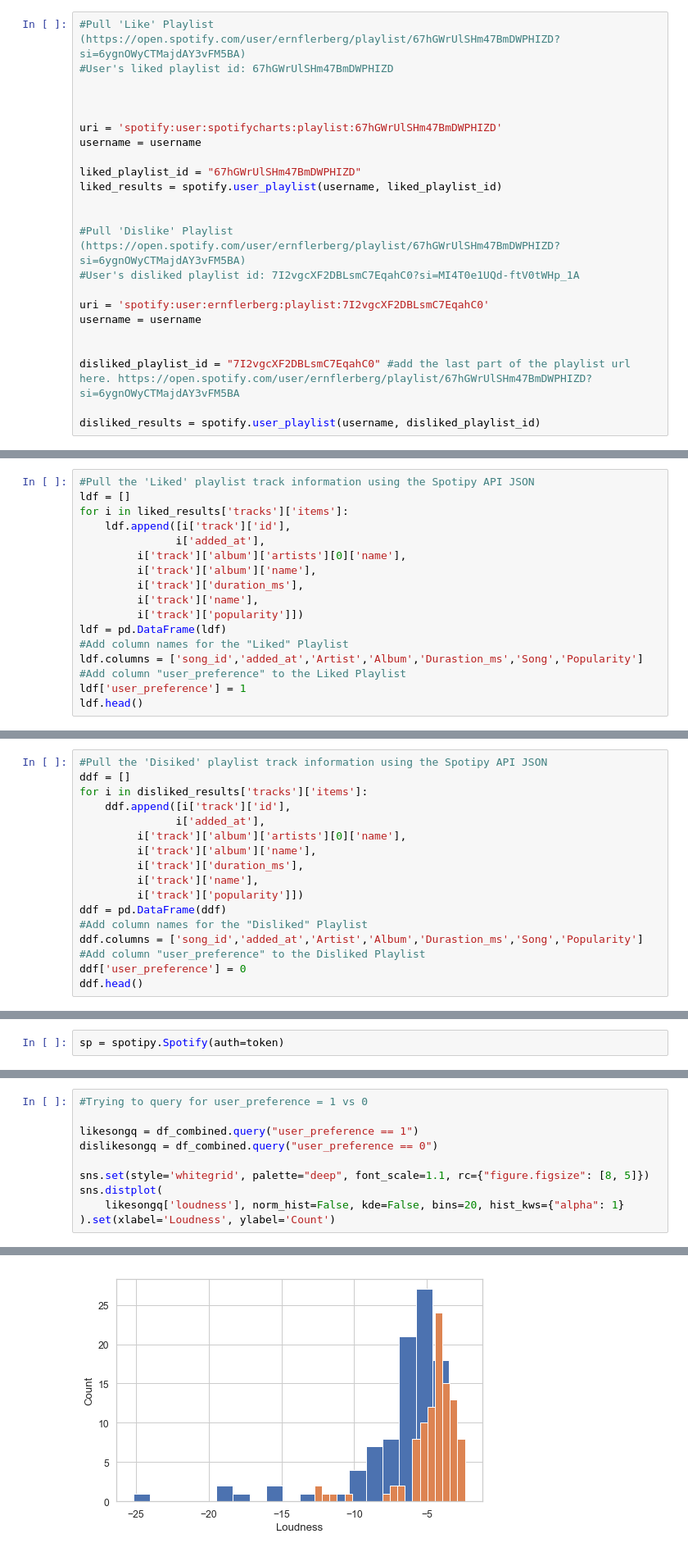
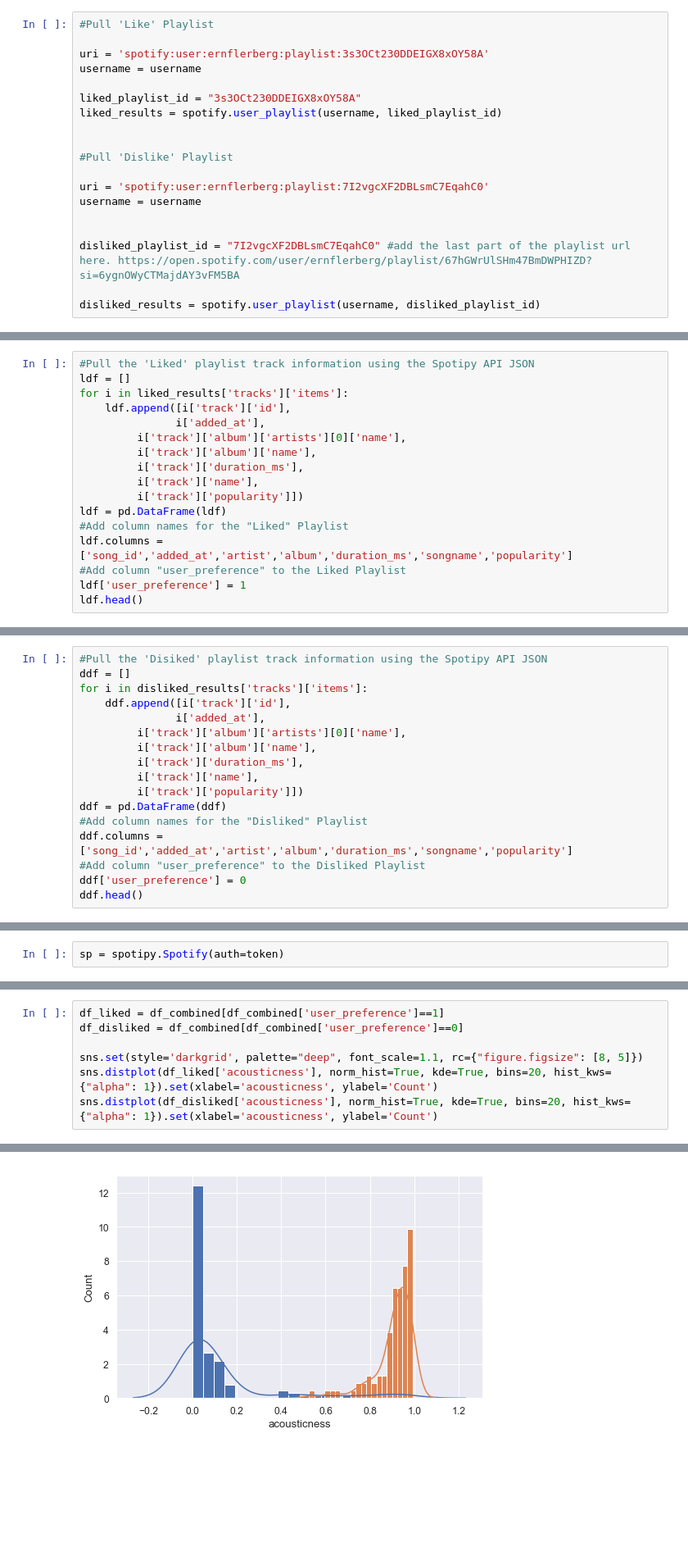
Before and after one commit to akochman/springboard-capstone1, a Jupyter notebook: spotipy_compare.ipynb, the cells around one changed output, grey strips where cells are left out. Shown at 82% size. Drawn from its saved outputs; the diff is of its cells as text; blank space fills up the shorter version.

```diff
--- a/spotipy_compare.ipynb
+++ b/spotipy_compare.ipynb
@@ -38,18 +39,14 @@ playlistDictionary={"Liked": "37i9dQZF1DWY4xHQp97fN6",
 # %%
-#Pull 'Like' Playlist (https://open.spotify.com/user/ernflerberg/playlist/67hGWrUlSHm47BmDWPHIZD?si=6ygnOWyCTMajdAY3vFM5BA)
-#User's liked playlist id: 67hGWrUlSHm47BmDWPHIZD
+#Pull 'Like' Playlist
 
-
-
-uri = 'spotify:user:spotifycharts:playlist:67hGWrUlSHm47BmDWPHIZD'
+uri = 'spotify:user:ernflerberg:playlist:3s3OCt230DDEIGX8xOY58A'
 username = username
 
-liked_playlist_id = "67hGWrUlSHm47BmDWPHIZD"
+liked_playlist_id = "3s3OCt230DDEIGX8xOY58A"
 liked_results = spotify.user_playlist(username, liked_playlist_id)
 
 
-#Pull 'Dislike' Playlist (https://open.spotify.com/user/ernflerberg/playlist/67hGWrUlSHm47BmDWPHIZD?si=6ygnOWyCTMajdAY3vFM5BA)
-#User's disliked playlist id: 7I2vgcXF2DBLsmC7EqahC0?si=MI4T0e1UQd-ftV0tWHp_1A
+#Pull 'Dislike' Playlist
 
 uri = 'spotify:user:ernflerberg:playlist:7I2vgcXF2DBLsmC7EqahC0'
 username = username
@@ -81,7 +78,7 @@ for i in liked_results['tracks']['items']:
          i['track']['popularity']])
 ldf = pd.DataFrame(ldf)
 #Add column names for the "Liked" Playlist
-ldf.columns = ['song_id','added_at','Artist','Album','Durastion_ms','Song','Popularity']
+ldf.columns = ['song_id','added_at','artist','album','duration_ms','songname','popularity']
 #Add column "user_preference" to the Liked Playlist
 ldf['user_preference'] = 1
 ldf.head()
@@ -105,7 +102,7 @@ for i in disliked_results['tracks']['items']:
          i['track']['popularity']])
 ddf = pd.DataFrame(ddf)
 #Add column names for the "Disliked" Playlist
-ddf.columns = ['song_id','added_at','Artist','Album','Durastion_ms','Song','Popularity']
+ddf.columns = ['song_id','added_at','artist','album','duration_ms','songname','popularity']
 #Add column "user_preference" to the Disliked Playlist
 ddf['user_preference'] = 0
 ddf.head()
@@ -222,11 +219,8 @@ df_combined.head()
 # %%
-#Trying to query for user_preference = 1 vs 0
+df_liked = df_combined[df_combined['user_preference']==1]
+df_disliked = df_combined[df_combined['user_preference']==0]
 
-likesongq = df_combined.query("user_preference == 1")
-dislikesongq = df_combined.query("user_preference == 0")
-
-sns.set(style='whitegrid', palette="deep", font_scale=1.1, rc={"figure.figsize": [8, 5]})
-sns.distplot(
-    likesongq['loudness'], norm_hist=False, kde=False, bins=20, hist_kws={"alpha": 1}
-).set(xlabel='Loudness', ylabel='Count')
+sns.set(style='darkgrid', palette="deep", font_scale=1.1, rc={"figure.figsize": [8, 5]})
+sns.distplot(df_liked['acousticness'], norm_hist=True, kde=True, bins=20, hist_kws={"alpha": 1}).set(xlabel='acousticness', ylabel='Count')
+sns.distplot(df_disliked['acousticness'], norm_hist=True, kde=True, bins=20, hist_kws={"alpha": 1}).set(xlabel='acousticness', ylabel='Count')
 # %% [output]
@@ -234 +228 @@ sns.distplot(
-[figure, old version]
+[figure, new version]
```
Also changed, not shown: parts of 11 cells of this notebook, 1 other file.
